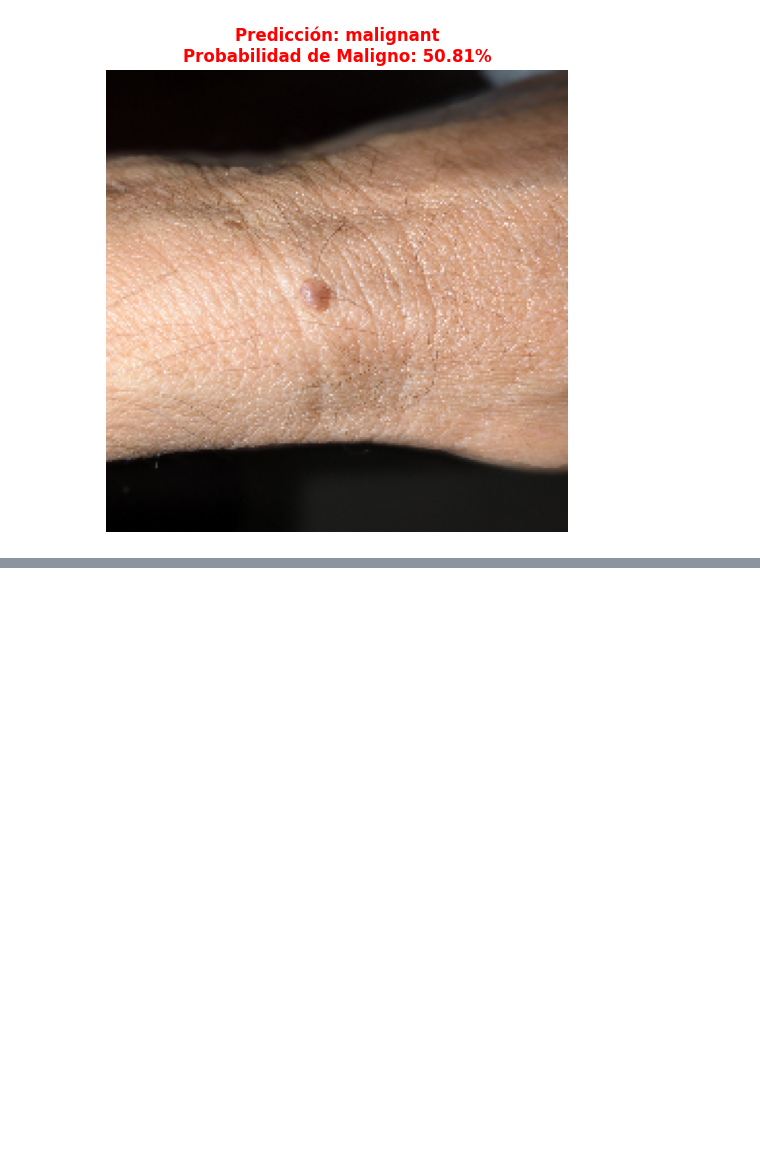
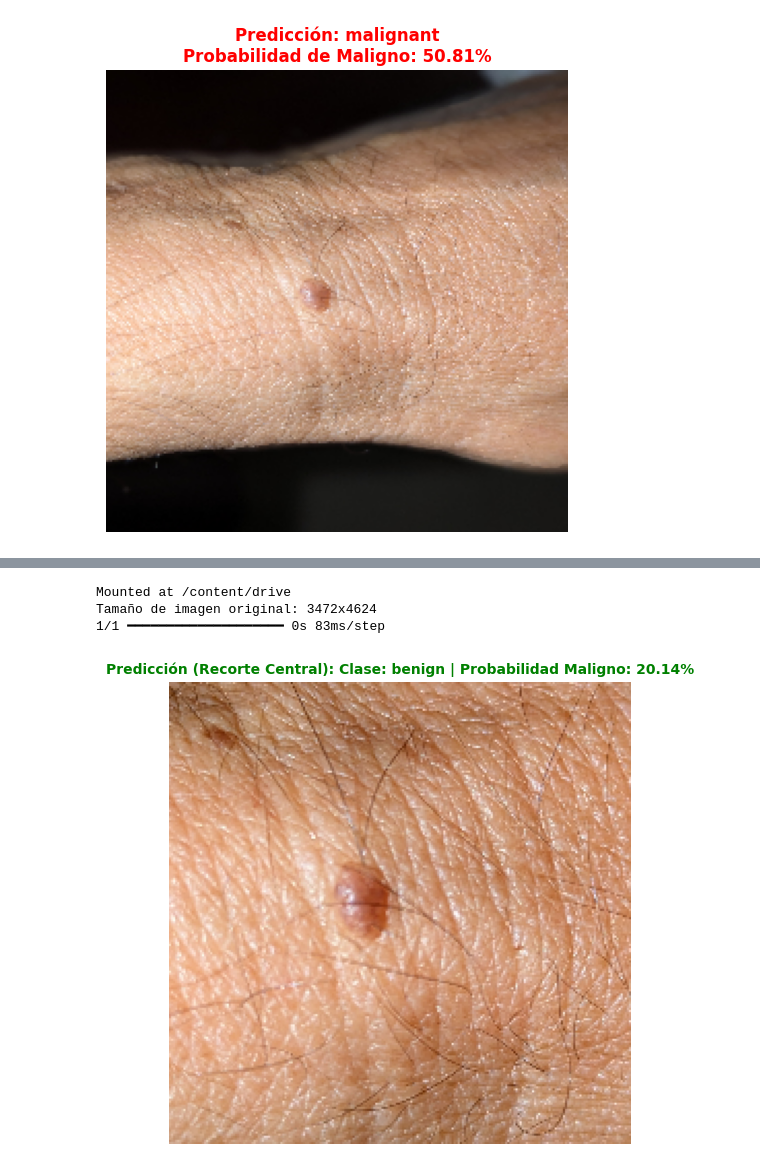
Before and after one commit to vicente-gonzalez-ruiz/medical_imaging, a Jupyter notebook: lab/lunar_sospechoso.ipynb, the cells around one changed output, grey strips where cells are left out. Saved outputs shown, nothing was run; the diff lists cells and outputs as text; code cells hidden in the pictures; blank space fills up the shorter version.

```diff
--- a/lab/lunar_sospechoso.ipynb
+++ b/lab/lunar_sospechoso.ipynb
@@ -464,0 +461,8 @@ Modelo cargado nuevamente desde el disco con éxito.
+# %%
+# 1. Guardamos el modelo entrenado en el disco local en formato nativo de Keras (.keras)
+model.save('modelo_cancer_piel.keras')
+print("Modelo guardado exitosamente en disco como 'modelo_cancer_piel.keras'.")
+
+# 2. Volvemos a cargar el modelo en una variable para simular el uso futuro
+model = tf.keras.models.load_model('modelo_cancer_piel.keras')
+print("Modelo cargado nuevamente desde el disco con éxito.")
@@ -524,0 +540,59 @@ Mounted at /content/drive
+# %%
+import os
+import tensorflow as tf
+import matplotlib.pyplot as plt
+from google.colab import drive
+
+# 1. Aseguramos que Drive está montado
+drive.mount('/content/drive', force_remount=True)
+
+# 2. Definimos la ruta de la imagen
+img_path = "/content/drive/MyDrive/mi_lunar.jpg"
+
+if not os.path.exists(img_path):
+    print(f"⚠️ Error: No se encontró el archivo en la ruta '{img_path}'.")
+    print("Por favor, asegúrate de subir la foto a la raíz de tu Google Drive con el nombre 'mi_lunar.jpg'.")
+else:
+    # 3. Cargamos la imagen original con su tamaño real
+    img_original = tf.keras.utils.load_img(img_path)
+    img_array = tf.keras.utils.img_to_array(img_original)
+
+    # Obtener dimensiones originales
+    height, width, _ = img_array.shape
+    print(f"Tamaño de imagen original: {width}x{height}")
+
+    # 4. Extraer el recorte central de 512x512
+    # Usamos tf.image.resize_with_crop_or_pad para recortar desde el centro de forma limpia
+    cropped_image = tf.image.resize_with_crop_or_pad(img_array, 2000, 2000)
+
+    # 5. Redimensionar el recorte obtenido a 224x224 para MobileNetV2
+    final_image = tf.image.resize(cropped_image, (224, 224))
+
+    # Añadir dimensión de lote para la predicción
+    img_batch = tf.expand_dims(final_image, 0)
+
+    # 6. Realizar predicción con el modelo
+    prediction = model.predict(img_batch).flatten()[0]
+    clase_predicha = "malignant" if prediction >= 0.5 else "benign"
+
+    # 7. Convertir la imagen final recortada a formato visualizable
+    img_to_show = tf.keras.utils.array_to_img(final_image)
+
+    # Mostrar el resultado final
+    plt.figure(figsize=(6, 6))
+    plt.imshow(img_to_show)
+    color_label = "red" if clase_predicha == "malignant" else "green"
+
+    plt.title(
+        f"Predicción (Recorte Central): Clase: {clase_predicha} | Probabilidad Maligno: {prediction * 100:.2f}%",
+        fontsize=10,
+        color=color_label,
+        fontweight='bold'
+    )
+    plt.axis("off")
+    plt.show()
+# %% [output]
+Mounted at /content/drive
+Tamaño de imagen original: 3472x4624
+1/1 ━━━━━━━━━━━━━━━━━━━━ 0s 83ms/step
+[figure, added]
```
Also changed, not shown: parts of 3 cells of this notebook.
